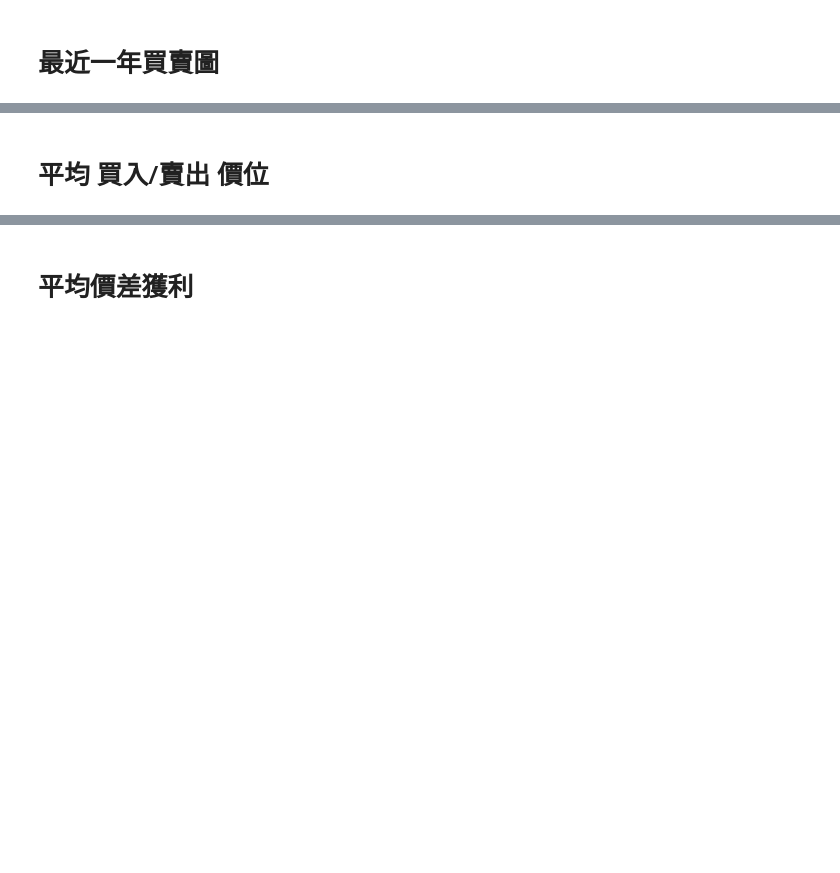
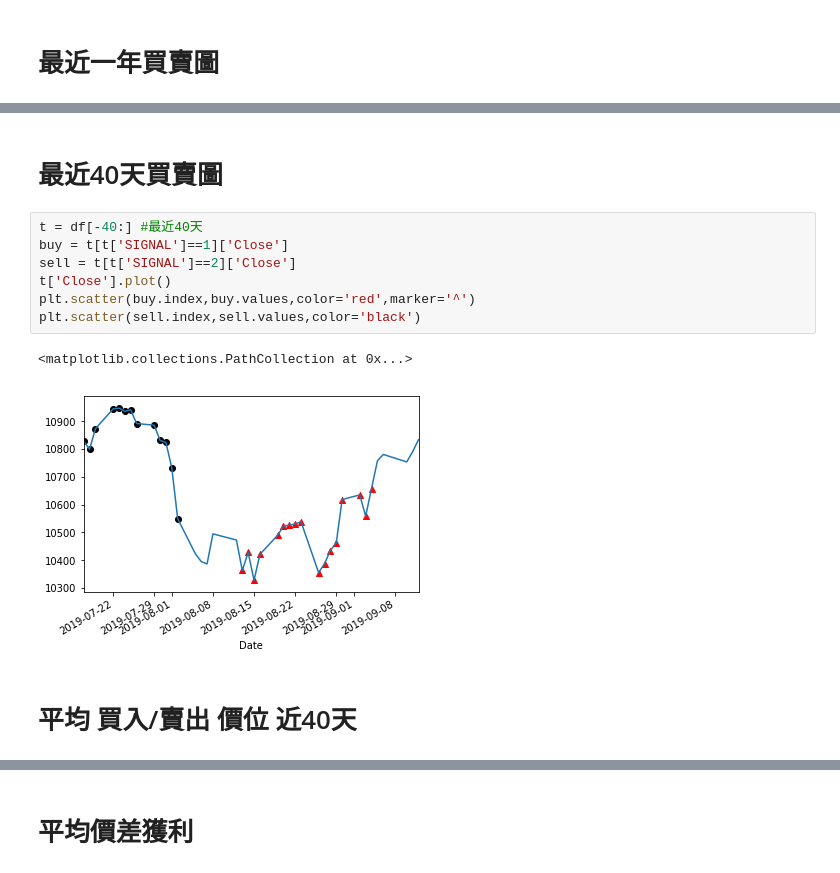
Before and after one commit to skywalker0803r/Ricky, a Jupyter notebook: CNN_stock_backtesting.ipynb, the cells around one changed output, grey strips where cells are left out. Saved outputs shown, nothing was run; the diff lists cells and outputs as text; blank space fills up the shorter version.

```diff
--- a/CNN_stock_backtesting.ipynb
+++ b/CNN_stock_backtesting.ipynb
@@ -271,5 +266,17 @@ plt.scatter(sell.index,sell.values,color='black')
+# %% [markdown]
+# 最近40天買賣圖
+# %%
+t = df[-40:] #最近40天
+buy = t[t['SIGNAL']==1]['Close']
+sell = t[t['SIGNAL']==2]['Close']
+t['Close'].plot()
+plt.scatter(buy.index,buy.values,color='red',marker='^')
+plt.scatter(sell.index,sell.values,color='black')
+# %% [output]
+<matplotlib.collections.PathCollection at 0x...>
+[figure, added]
 # %% [markdown]
-# 平均 買入/賣出 價位
+# 平均 買入/賣出 價位 近40天
 # %%
 買點集合 = t[t['SIGNAL']==1]['Close']
 賣點集合 = t[t['SIGNAL']==2]['Close']
```
Also changed, not shown: parts of 12 cells of this notebook.
